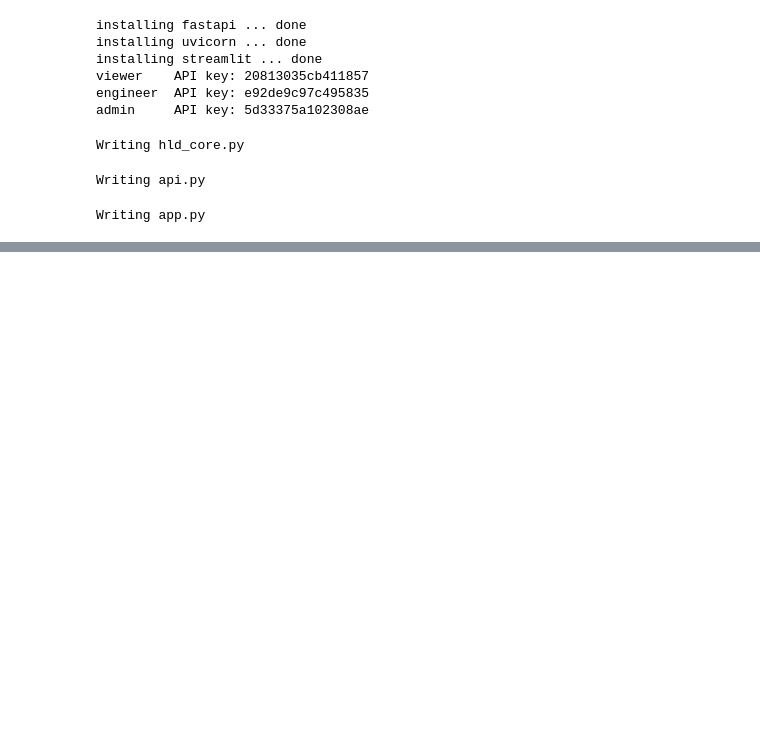
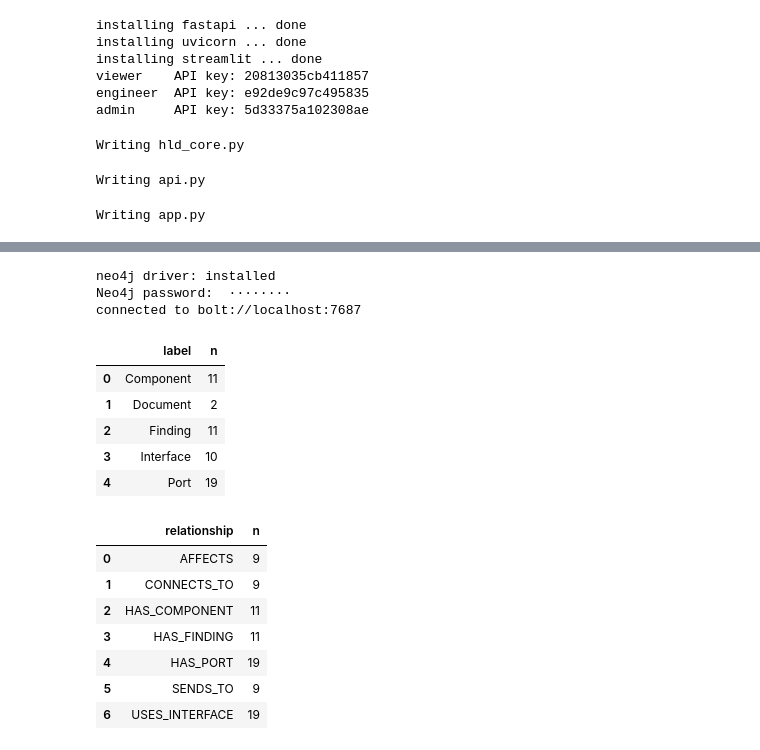
Before and after one commit to anbu789/SASTRA_ANBU-SELVAN-M_127003017_CS1_AIML, a Jupyter notebook: Code/Code.ipynb, the cells around one changed output, grey strips where cells are left out. Saved outputs shown, nothing was run; the diff lists cells and outputs as text; code cells hidden in the pictures; blank space fills up the shorter version.

```diff
--- a/Code/Code.ipynb
+++ b/Code/Code.ipynb
@@ -1599,0 +2302,18 @@ Terminal C (web app):
+# %%
+import subprocess, sys, getpass
+import pandas as pd
+from IPython.display import display
+
+r = subprocess.run([sys.executable, "-m", "pip", "install", "-q", "neo4j"], capture_output=True, text=True)
+print("neo4j driver:", "installed" if r.returncode == 0 else "FAILED\n" + r.stderr[-400:])
+from neo4j import GraphDatabase
+
+NEO_URI, NEO_USER = "bolt://localhost:7687", "neo4j"
+NEO_PW = getpass.getpass("Neo4j password: ")          # typed here, never written to a file
+driver = GraphDatabase.driver(NEO_URI, auth=(NEO_USER, NEO_PW))
+driver.verify_connectivity()
+print("connected to", NEO_URI)
+# %% [output]
+neo4j driver: installed
+Neo4j password:  ········
+connected to bolt://localhost:7687
@@ -1599,0 +2322,59 @@ Terminal C (web app):
+# %%
+def build_graph():
+    with db() as con:
+        docs  = [dict(r) for r in con.execute("SELECT doc_id, version, status FROM documents")]
+        comps = [dict(r) for r in con.execute("SELECT doc_id,name,kind,runnable,period_ms,page FROM components WHERE review_status!='rejected'")]
+        ports = [dict(r) for r in con.execute("SELECT doc_id,component,port,dir,interface,itype,element,dtype,unit,page FROM ports WHERE review_status!='rejected'")]
+        finds = [dict(r) for r in con.execute("SELECT id,doc_id,type,severity,location,message,page FROM findings WHERE review_status!='rejected'")]
+    itfs = [dict(doc_id=d, interface=i) for d, i in sorted({(p["doc_id"], p["interface"]) for p in ports})]
+    with driver.session() as s:
+        s.run("MATCH (n) DETACH DELETE n").consume()
+        for label, key in (("Document", "doc_id"), ("Component", "key"), ("Port", "key"), ("Interface", "key"), ("Finding", "key")):
+            s.run(f"CREATE CONSTRAINT {label.lower()}_key IF NOT EXISTS FOR (n:{label}) REQUIRE n.{key} IS UNIQUE").consume()
+        s.run("UNWIND $rows AS r CREATE (:Document {doc_id:r.doc_id, version:r.version, status:r.status})", rows=docs).consume()
+        s.run("""UNWIND $rows AS r MATCH (d:Document {doc_id:r.doc_id})
+                 CREATE (c:Component {key:r.doc_id+'::'+r.name, name:r.name, kind:r.kind, runnable:r.runnable,
+                                      period_ms:r.period_ms, doc_id:r.doc_id, page:r.page})
+                 CREATE (d)-[:HAS_COMPONENT]->(c)""", rows=comps).consume()
+        s.run("""UNWIND $rows AS r CREATE (:Interface {key:r.doc_id+'::'+r.interface, name:r.interface, doc_id:r.doc_id})""", rows=itfs).consume()
+        s.run("""UNWIND $rows AS r
+                 MATCH (c:Component {key:r.doc_id+'::'+r.component}) MATCH (i:Interface {key:r.doc_id+'::'+r.interface})
+                 CREATE (p:Port {key:r.doc_id+'::'+r.component+'.'+r.port, name:r.port, dir:r.dir, itype:r.itype, element:r.element,
+                                 dtype:r.dtype, unit:r.unit, doc_id:r.doc_id, page:r.page})
+                 CREATE (c)-[:HAS_PORT]->(p) CREATE (p)-[:USES_INTERFACE]->(i)""", rows=ports).consume()
+        # a provided port connects to every required port that uses the same interface (same assumption as the consistency checks)
+        s.run("""MATCH (p:Port {dir:'P'})-[:USES_INTERFACE]->(i:Interface)<-[:USES_INTERFACE]-(r:Port {dir:'R'})
+                 CREATE (p)-[:CONNECTS_TO]->(r)""").consume()
+        # component-level data flow, derived from the port connections
+        s.run("""MATCH (a:Component)-[:HAS_PORT]->(p:Port)-[:CONNECTS_TO]->(r:Port)<-[:HAS_PORT]-(b:Component)
+                 CREATE (a)-[:SENDS_TO {element:p.element, via:p.name+' -> '+r.name}]->(b)""").consume()
+        s.run("""UNWIND $rows AS r MATCH (d:Document {doc_id:r.doc_id})
+                 CREATE (f:Finding {key:r.doc_id+'::F'+toString(r.id), type:r.type, severity:r.severity, location:r.location,
+                                    message:r.message, page:r.page, doc_id:r.doc_id})
+                 CREATE (d)-[:HAS_FINDING]->(f)""", rows=finds).consume()
+        s.run("""MATCH (f:Finding), (p:Port) WHERE f.doc_id=p.doc_id AND f.location = split(p.key,'::')[1]
+                 CREATE (f)-[:AFFECTS]->(p)""").consume()
+        s.run("""MATCH (f:Finding), (i:Interface) WHERE f.doc_id=i.doc_id AND (f.location = i.name OR f.location STARTS WITH i.name+'.')
+                 CREATE (f)-[:AFFECTS]->(i)""").consume()
+        nodes = s.run("MATCH (n) RETURN labels(n)[0] AS label, count(*) AS n ORDER BY label").data()
+        rels  = s.run("MATCH ()-[r]->() RETURN type(r) AS relationship, count(*) AS n ORDER BY relationship").data()
+    audit("system", "build_graph", "neo4j", f"{sum(x['n'] for x in nodes)} nodes, {sum(x['n'] for x in rels)} relationships")
+    return pd.DataFrame(nodes), pd.DataFrame(rels)
+
+N, R = build_graph()
+display(N); display(R)
+# %% [output]
+|  | label | n |
+| 0 | Component | 11 |
+| 1 | Document | 2 |
+| 2 | Finding | 11 |
+| 3 | Interface | 10 |
+| 4 | Port | 19 |
+|  | relationship | n |
+| 0 | AFFECTS | 9 |
+| 1 | CONNECTS_TO | 9 |
+| 2 | HAS_COMPONENT | 11 |
+| 3 | HAS_FINDING | 11 |
+| 4 | HAS_PORT | 19 |
+| 5 | SENDS_TO | 9 |
+| 6 | USES_INTERFACE | 19 |
```
Also changed, not shown: parts of 51 cells of this notebook, 36 other files.
